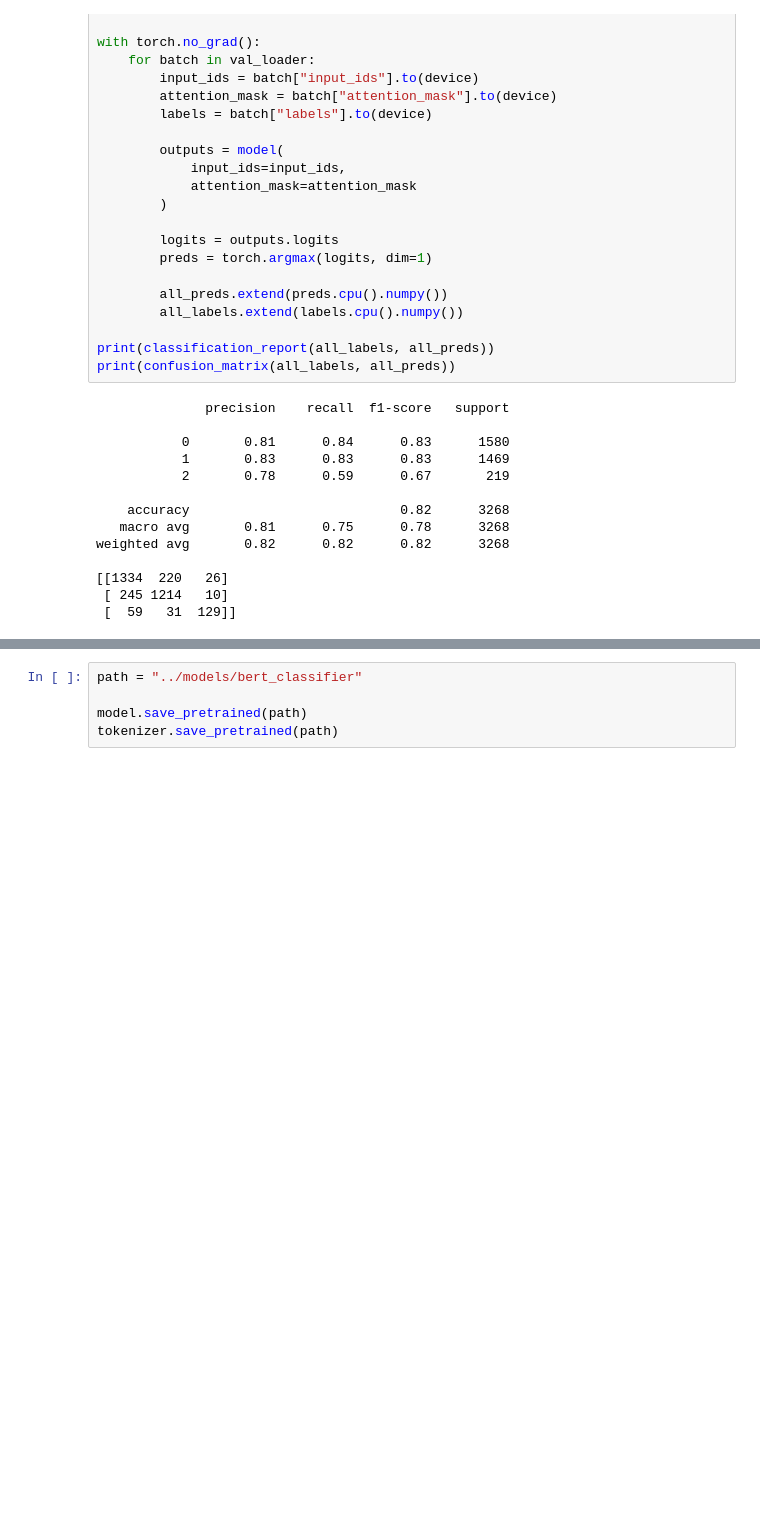
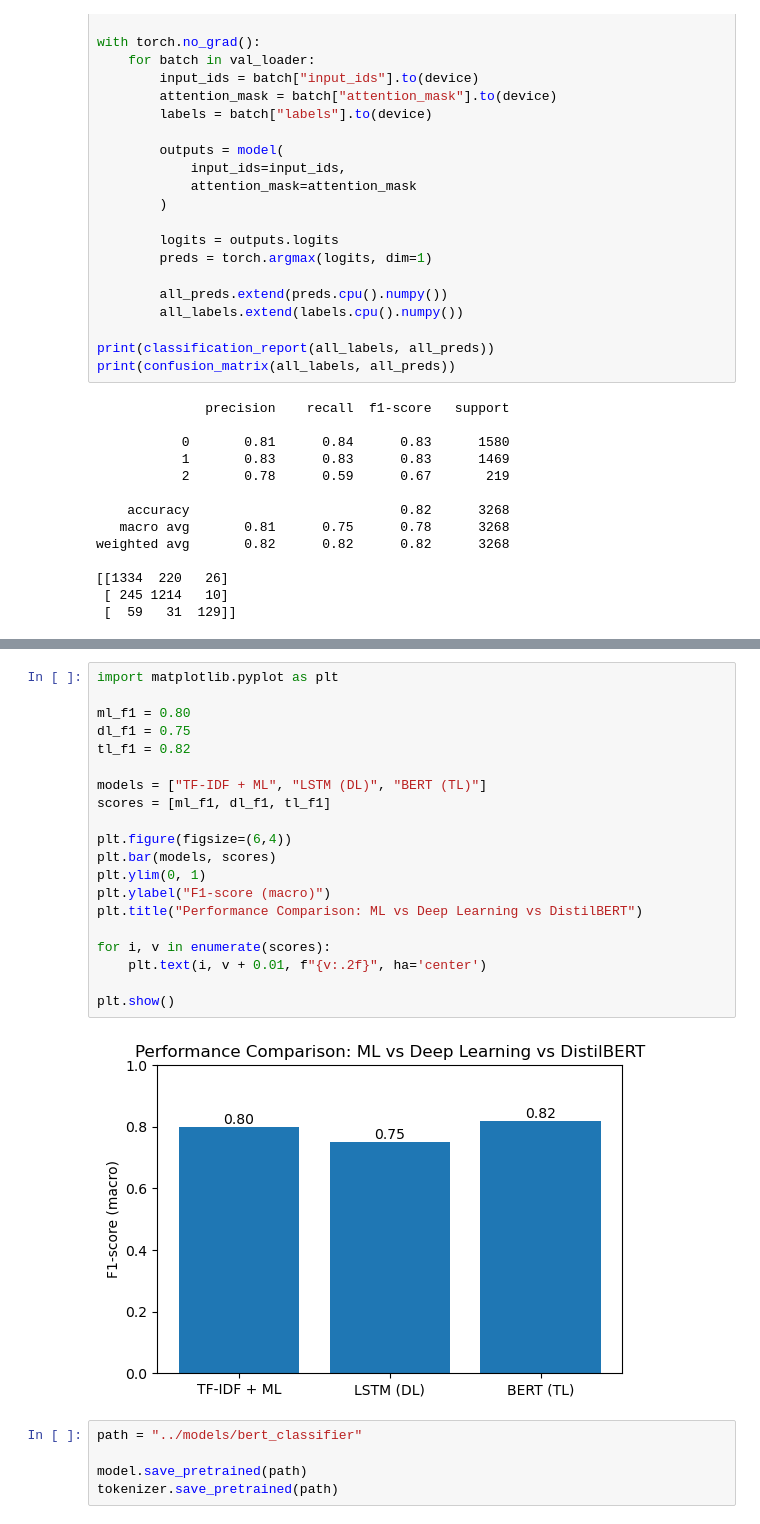
Before and after one commit to wallukat-simon/Support_Ticket_AI, a Jupyter notebook: notebooks/transformer_classification.ipynb, the cells around one changed output, grey strips where cells are left out. Cells and saved outputs as stored; diff of their text form; blank space fills up the shorter version.

```diff
--- a/notebooks/transformer_classification.ipynb
+++ b/notebooks/transformer_classification.ipynb
@@ -221,3 +227,25 @@ weighted avg       0.82      0.82      0.82      3268
+# %%
+import matplotlib.pyplot as plt
+
+ml_f1 = 0.80
+dl_f1 = 0.75
+tl_f1 = 0.82
+
+models = ["TF-IDF + ML", "LSTM (DL)", "BERT (TL)"]
+scores = [ml_f1, dl_f1, tl_f1]
+
+plt.figure(figsize=(6,4))
+plt.bar(models, scores)
+plt.ylim(0, 1)
+plt.ylabel("F1-score (macro)")
+plt.title("Performance Comparison: ML vs Deep Learning vs DistilBERT")
+
+for i, v in enumerate(scores):
+    plt.text(i, v + 0.01, f"{v:.2f}", ha='center')
+
+plt.show()
+# %% [output]
+[figure, added]
 # %%
 path = "../models/bert_classifier"
 
```
Also changed, not shown: parts of 3 cells of this notebook, 12 other files.
